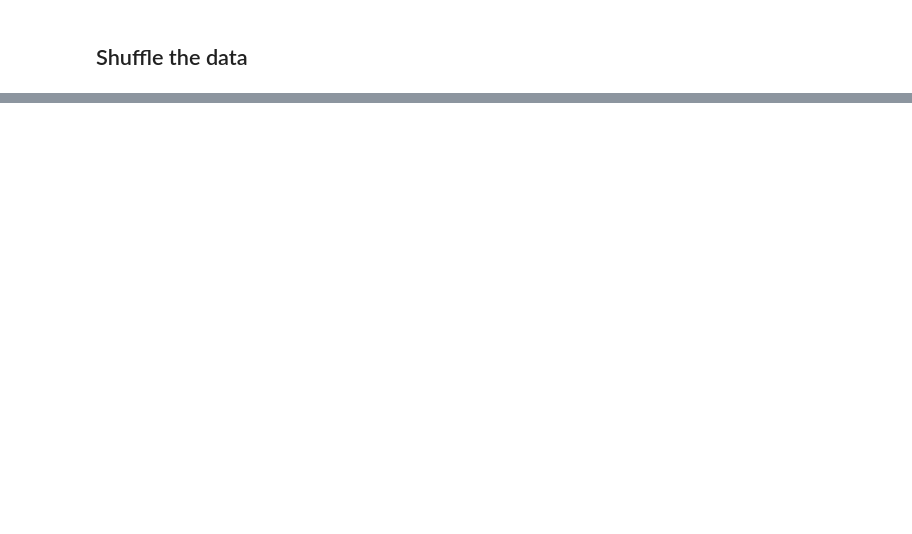
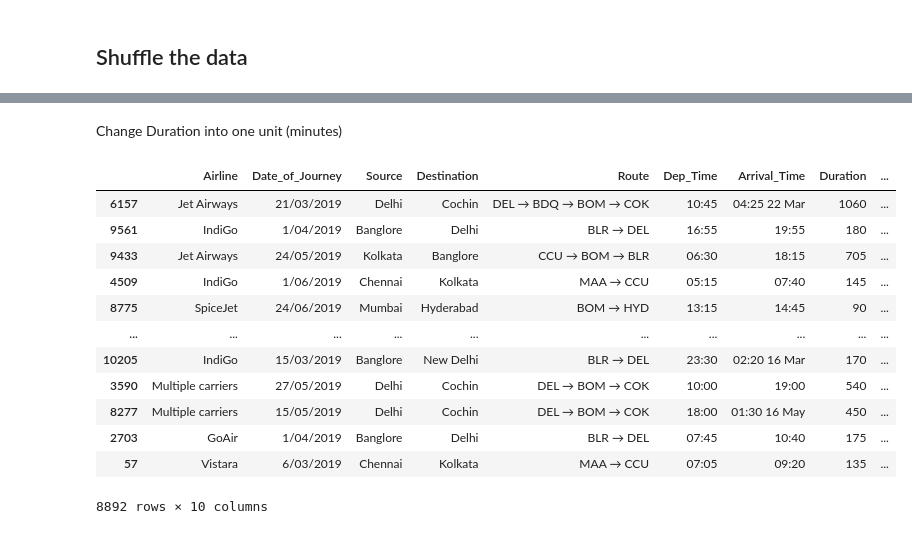
Before and after one commit to Birunthaban/FlightPricePrediction-ML, a Jupyter notebook: model.ipynb, the cells around one changed output, grey strips where cells are left out. Saved outputs shown, nothing was run; the diff lists cells and outputs as text; code cells hidden in the pictures; blank space fills up the shorter version.

```diff
--- a/model.ipynb
+++ b/model.ipynb
@@ -153,0 +114,2 @@ df.duplicated().sum()
+# %%
+X_train , X_test , y_train , y_test = train_test_split(X,y,train_size=.85,random_state=0)
@@ -153,0 +139,38 @@ df.duplicated().sum()
+# %% [markdown]
+Change Duration into one unit (minutes)
+# %%
+def changeDurationFormat(duration:str):
+  result =duration.split()
+  if len(result)==2:
+    hours =int(duration.split()[0][0:-1])
+    minutes = int(duration.split()[1][0:-1])
+    return hours*60 + minutes
+  else:
+    if 'h' in result[0]:
+      hours=int(result[0][0:-1])*60
+      return hours
+    else:
+      minutes =int(result[0][0:-1])
+      return minutes
+# %%
+def cleanDuration(data:pd.DataFrame):
+  duration =data['Duration']
+  return duration.apply(changeDurationFormat)
+# %%
+X_train['Duration'] = cleanDuration(X_train)
+# %%
+X_train
+# %% [output]
+|  | Airline | Date_of_Journey | Source | Destination | Route | Dep_Time | Arrival_Time | Duration | ... |
+| 6157 | Jet Airways | 21/03/2019 | Delhi | Cochin | DEL → BDQ → BOM → COK | 10:45 | 04:25 22 Mar | 1060 | ... |
+| 9561 | IndiGo | 1/04/2019 | Banglore | Delhi | BLR → DEL | 16:55 | 19:55 | 180 | ... |
+| 9433 | Jet Airways | 24/05/2019 | Kolkata | Banglore | CCU → BOM → BLR | 06:30 | 18:15 | 705 | ... |
+| 4509 | IndiGo | 1/06/2019 | Chennai | Kolkata | MAA → CCU | 05:15 | 07:40 | 145 | ... |
+| 8775 | SpiceJet | 24/06/2019 | Mumbai | Hyderabad | BOM → HYD | 13:15 | 14:45 | 90 | ... |
+| ... | ... | ... | ... | ... | ... | ... | ... | ... | ... |
+| 10205 | IndiGo | 15/03/2019 | Banglore | New Delhi | BLR → DEL | 23:30 | 02:20 16 Mar | 170 | ... |
+| 3590 | Multiple carriers | 27/05/2019 | Delhi | Cochin | DEL → BOM → COK | 10:00 | 19:00 | 540 | ... |
+| 8277 | Multiple carriers | 15/05/2019 | Delhi | Cochin | DEL → BOM → COK | 18:00 | 01:30 16 May | 450 | ... |
+| 2703 | GoAir | 1/04/2019 | Banglore | Delhi | BLR → DEL | 07:45 | 10:40 | 175 | ... |
+| 57 | Vistara | 6/03/2019 | Chennai | Kolkata | MAA → CCU | 07:05 | 09:20 | 135 | ... |
+8892 rows × 10 columns
```
Also changed, not shown: parts of 20 cells of this notebook.
